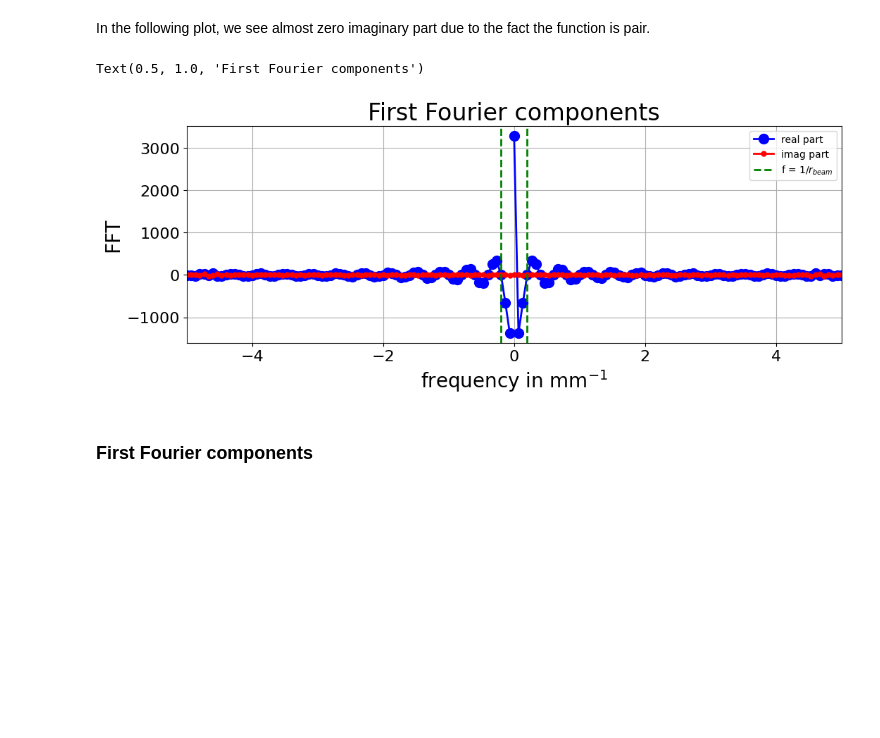
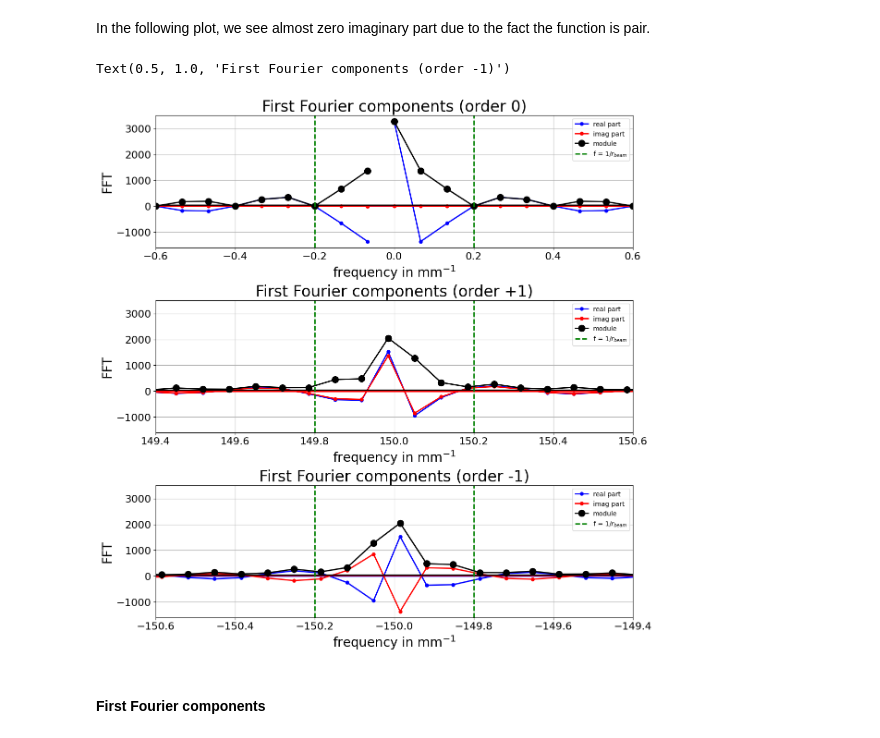
Before and after one commit to sylvielsstfr/AuxtelPSFpoppy, a Jupyter notebook: docs/notebooks/introdiffraction/03_FFT1D_ronchipattern.ipynb, the cells around one changed output. Saved outputs shown, nothing was run; the diff lists cells and outputs as text; code cells hidden in the pictures; blank space fills up the shorter version.

Commit message:
calculate beam diffraction

```diff
--- a/docs/notebooks/introdiffraction/03_FFT1D_ronchipattern.ipynb
+++ b/docs/notebooks/introdiffraction/03_FFT1D_ronchipattern.ipynb
@@ -55,3 +96,4 @@ Neff = 150
 xmin = -0.05
 xmax = 0.05
 dxt = xmax-xmin
+a = 1/Neff
@@ -100,2 +158,4 @@ Beam radius frequency = 0.2 mm-1
 # %%
 ye = set_ronchi_transmission_debug(xe)
+# set padding on the borders
+r = np.where(np.logical_or(xe<-beam_radius_mm,xe>beam_radius_mm),0,ye)
@@ -120,6 +282,6 @@ Text(0.5, 0, 'mm')
 # %%
-sp = np.fft.fft(a)
+sp = np.fft.fft(r)
 # the frequency in units of mm^-1
-freq = np.fft.fftfreq(a.shape[-1], d=dxe)
+freq = np.fft.fftfreq(r.shape[-1], d=dxe)
 module = np.abs(sp)
 phase = np.angle(sp)
@@ -125,0 +290,4 @@ phase = np.angle(sp)
+# %%
+# compute the spatial frequency where the order 1 and 2 are
+f_order1 = Neff
+f_order2 = 2*Neff
@@ -165,21 +361,53 @@ Beam radius frequency = 0.2 mm-1
 # %% [markdown]
 In the following plot, we see almost zero imaginary part due to the fact the function is pair.
 # %%
-fig,ax = plt.subplots(1,1,figsize=(12,4))
-ax.plot(freq,sp.real,marker="o",c="b",label="real part")
-ax.plot(freq,sp.imag,marker=".",c="r",label="imag part")
-ax.set_ylabel("FFT")
-ax.set_xlim(-5,5)
+fig,(ax1,ax2,ax3)  = plt.subplots(3,1,figsize=(12,12),layout="constrained")
 
-ax.set_xlabel("frequency in mm$^{-1}$")
-ax.axvline(x=1/beam_radius_mm,c="g",ls="--",label="f = $1/r_{beam}$")
-ax.axvline(x=-1/beam_radius_mm,c="g",ls="--")
-ax.grid()
-ax.legend()
-ax.set_title("First Fourier components")
+DF = 3*1/beam_radius_mm
+
+ax1.plot(freq,sp.real,marker=".",c="b",label="real part")
+ax1.plot(freq,sp.imag,marker=".",c="r",label="imag part")
+ax1.plot(freq,module,marker="o",c="k",label="module")
+ax1.set_ylabel("FFT")
+ax1.set_xlim(-DF,DF)
+
+ax1.set_xlabel("frequency in mm$^{-1}$")
+ax1.axvline(x=1/beam_radius_mm,c="g",ls="--",label="f = $1/r_{beam}$")
+ax1.axvline(x=-1/beam_radius_mm,c="g",ls="--")
+ax1.grid()
+ax1.legend()
+ax1.set_title("First Fourier components (order 0)")
+
+
+ax2.plot(freq,sp.real,marker=".",c="b",label="real part")
+ax2.plot(freq,sp.imag,marker=".",c="r",label="imag part")
+ax2.plot(freq,module,marker="o",c="k",label="module")
+ax2.set_ylabel("FFT")
+ax2.set_xlim( f_order1 -DF , f_order1+ DF)
+
+ax2.set_xlabel("frequency in mm$^{-1}$")
+ax2.axvline(x=f_order1 + 1/beam_radius_mm,c="g",ls="--",label="f = $1/r_{beam}$")
+ax2.axvline(x=f_order1 -1/beam_radius_mm,c="g",ls="--")
+ax2.grid()
+ax2.legend()
+ax2.set_title("First Fourier components (order +1)")
+
+
+ax3.plot(freq,sp.real,marker=".",c="b",label="real part")
+ax3.plot(freq,sp.imag,marker=".",c="r",label="imag part")
+ax3.plot(freq,module,marker="o",c="k",label="module")
+ax3.set_ylabel("FFT")
+ax3.set_xlim( -f_order1 -DF , -f_order1+ DF)
+
+ax3.set_xlabel("frequency in mm$^{-1}$")
+ax3.axvline(x=-f_order1 + 1/beam_radius_mm,c="g",ls="--",label="f = $1/r_{beam}$")
+ax3.axvline(x=-f_order1 -1/beam_radius_mm,c="g",ls="--")
+ax3.grid()
+ax3.legend()
+ax3.set_title("First Fourier components (order -1)")
 # %% [output]
-Text(0.5, 1.0, 'First Fourier components')
+Text(0.5, 1.0, 'First Fourier components (order -1)')
-[figure, old version]
+[figure, new version]
 # %% [markdown]
-### First Fourier components
+#### First Fourier components
 # %%
```
Also changed, not shown: parts of 44 cells of this notebook, 1 other file.
